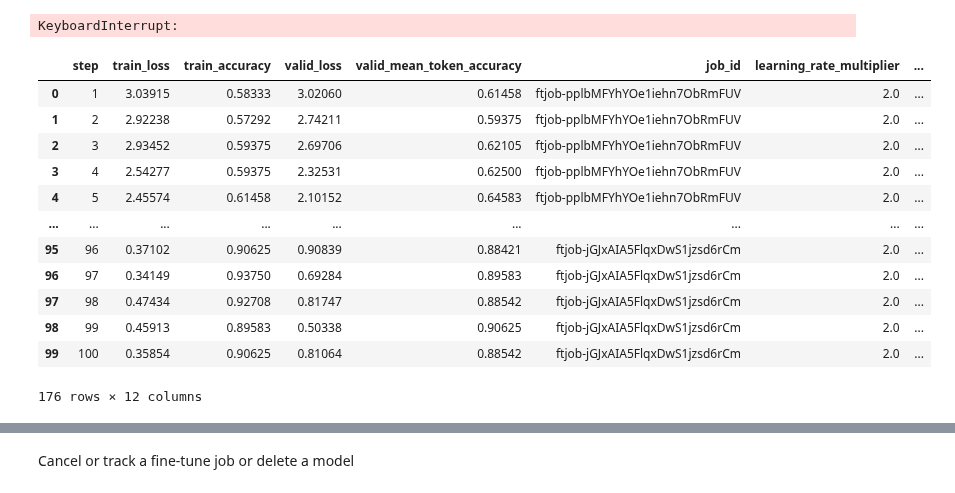
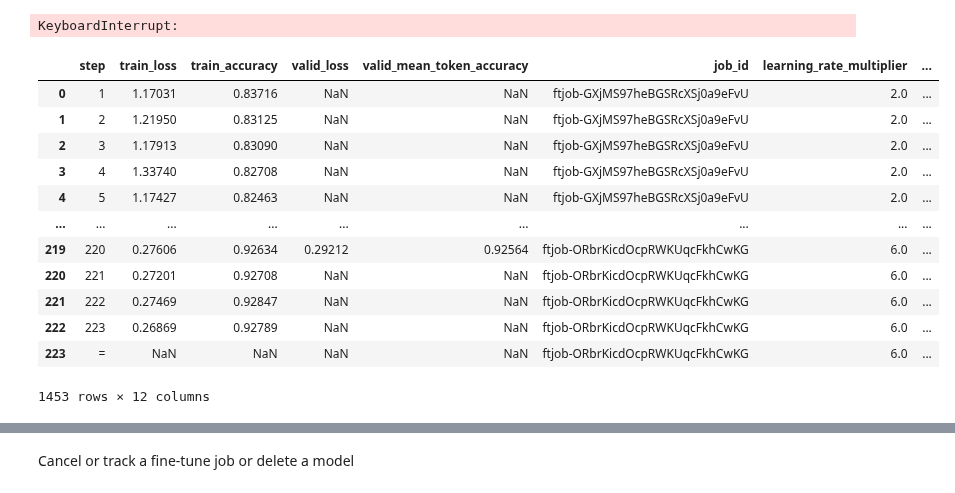
Before and after one commit to izu457/Thesis_Finetuning_GPT3.5_Political_Stance, a Jupyter notebook: Fine-Tuning_Classification.ipynb, the cells around one changed output, grey strips where cells are left out. Saved outputs shown, nothing was run; the diff lists cells and outputs as text; code cells hidden in the pictures.

```diff
--- a/Fine-Tuning_Classification.ipynb
+++ b/Fine-Tuning_Classification.ipynb
@@ -199,5 +200,6 @@ KeyboardInterrupt:
 # %%
-all_job_ids = ["ftjob-pplbMFYhYOe1iehn7ObRmFUV", "ftjob-EW2R9NmIPrEYO3XOeDed6zrR", "ftjob-jGJxAIA5FlqxDwS1jzsd6rCm"]
+#all_job_ids = ["ftjob-pplbMFYhYOe1iehn7ObRmFUV", "ftjob-EW2R9NmIPrEYO3XOeDed6zrR", "ftjob-jGJxAIA5FlqxDwS1jzsd6rCm"]
+all_job_ids = ['ftjob-GXjMS97heBGSRcXSj0a9eFvU', 'ftjob-LsGlIQlLadKrSKGqo4yzaaok', 'ftjob-MWW3uqYEdflxMO1kCb40D8K4', 'ftjob-ORbrKicdOcpRWKUqcFkhCwKG']
 # %% [markdown]
 Getting Metrics / Evaluation
 # %%
@@ -245,7 +248,8 @@ for index, row in all_results.iterrows():
     # extract the string file id from the list, which only has one element
     if row["result_file_name"]:
         file_id = str(row["result_file_name"][0]).strip()
-    metrics = pd.read_csv(cbf.get_ft_results(file_id))
+    # turn the string file id into a pandas dataframe
+    metrics = pd.read_csv(StringIO(cbf.get_ft_results(file_id)))
     # set index of metrics to job_id
     metrics["job_id"] = index
     all_metrics = pd.concat([all_metrics, metrics], axis=0)
@@ -320,22 +324,22 @@ KeyboardInterrupt:
 # %%
 # join all_metrics with all_results on job_id as index
 #all_metrics = all_metrics.set_index("job_id")
 clas_results_metrics = all_metrics.join(all_results, on="job_id")
 display(clas_results_metrics)
 # save all_results_metrics as a global variable
-clas_results_metrics.to_csv("results/clas_results_metrics.csv")
+clas_results_metrics.to_csv("results/full_clas_results_metrics.csv")
 # %% [output]
 |  | step | train_loss | train_accuracy | valid_loss | valid_mean_token_accuracy | job_id | learning_rate_multiplier | ... |
-| 0 | 1 | 3.03915 | 0.58333 | 3.02060 | 0.61458 | ftjob-pplbMFYhYOe1iehn7ObRmFUV | 2.0 | ... |
-| 1 | 2 | 2.92238 | 0.57292 | 2.74211 | 0.59375 | ftjob-pplbMFYhYOe1iehn7ObRmFUV | 2.0 | ... |
-| 2 | 3 | 2.93452 | 0.59375 | 2.69706 | 0.62105 | ftjob-pplbMFYhYOe1iehn7ObRmFUV | 2.0 | ... |
-| 3 | 4 | 2.54277 | 0.59375 | 2.32531 | 0.62500 | ftjob-pplbMFYhYOe1iehn7ObRmFUV | 2.0 | ... |
-| 4 | 5 | 2.45574 | 0.61458 | 2.10152 | 0.64583 | ftjob-pplbMFYhYOe1iehn7ObRmFUV | 2.0 | ... |
+| 0 | 1 | 1.17031 | 0.83716 | NaN | NaN | ftjob-GXjMS97heBGSRcXSj0a9eFvU | 2.0 | ... |
+| 1 | 2 | 1.21950 | 0.83125 | NaN | NaN | ftjob-GXjMS97heBGSRcXSj0a9eFvU | 2.0 | ... |
+| 2 | 3 | 1.17913 | 0.83090 | NaN | NaN | ftjob-GXjMS97heBGSRcXSj0a9eFvU | 2.0 | ... |
+| 3 | 4 | 1.33740 | 0.82708 | NaN | NaN | ftjob-GXjMS97heBGSRcXSj0a9eFvU | 2.0 | ... |
+| 4 | 5 | 1.17427 | 0.82463 | NaN | NaN | ftjob-GXjMS97heBGSRcXSj0a9eFvU | 2.0 | ... |
 | ... | ... | ... | ... | ... | ... | ... | ... | ... |
-| 95 | 96 | 0.37102 | 0.90625 | 0.90839 | 0.88421 | ftjob-jGJxAIA5FlqxDwS1jzsd6rCm | 2.0 | ... |
-| 96 | 97 | 0.34149 | 0.93750 | 0.69284 | 0.89583 | ftjob-jGJxAIA5FlqxDwS1jzsd6rCm | 2.0 | ... |
-| 97 | 98 | 0.47434 | 0.92708 | 0.81747 | 0.88542 | ftjob-jGJxAIA5FlqxDwS1jzsd6rCm | 2.0 | ... |
-| 98 | 99 | 0.45913 | 0.89583 | 0.50338 | 0.90625 | ftjob-jGJxAIA5FlqxDwS1jzsd6rCm | 2.0 | ... |
-| 99 | 100 | 0.35854 | 0.90625 | 0.81064 | 0.88542 | ftjob-jGJxAIA5FlqxDwS1jzsd6rCm | 2.0 | ... |
+| 219 | 220 | 0.27606 | 0.92634 | 0.29212 | 0.92564 | ftjob-ORbrKicdOcpRWKUqcFkhCwKG | 6.0 | ... |
+| 220 | 221 | 0.27201 | 0.92708 | NaN | NaN | ftjob-ORbrKicdOcpRWKUqcFkhCwKG | 6.0 | ... |
+| 221 | 222 | 0.27469 | 0.92847 | NaN | NaN | ftjob-ORbrKicdOcpRWKUqcFkhCwKG | 6.0 | ... |
+| 222 | 223 | 0.26869 | 0.92789 | NaN | NaN | ftjob-ORbrKicdOcpRWKUqcFkhCwKG | 6.0 | ... |
+| 223 | = | NaN | NaN | NaN | NaN | ftjob-ORbrKicdOcpRWKUqcFkhCwKG | 6.0 | ... |
-176 rows × 12 columns
+1453 rows × 12 columns
 # %%
```
Also changed, not shown: parts of 15 cells of this notebook, 8 other files.
